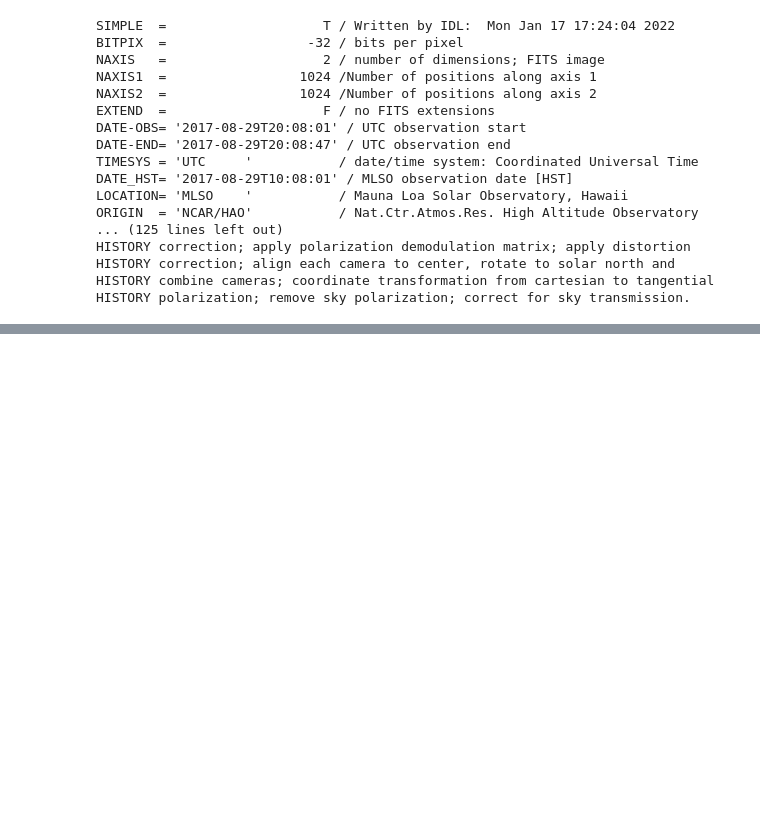
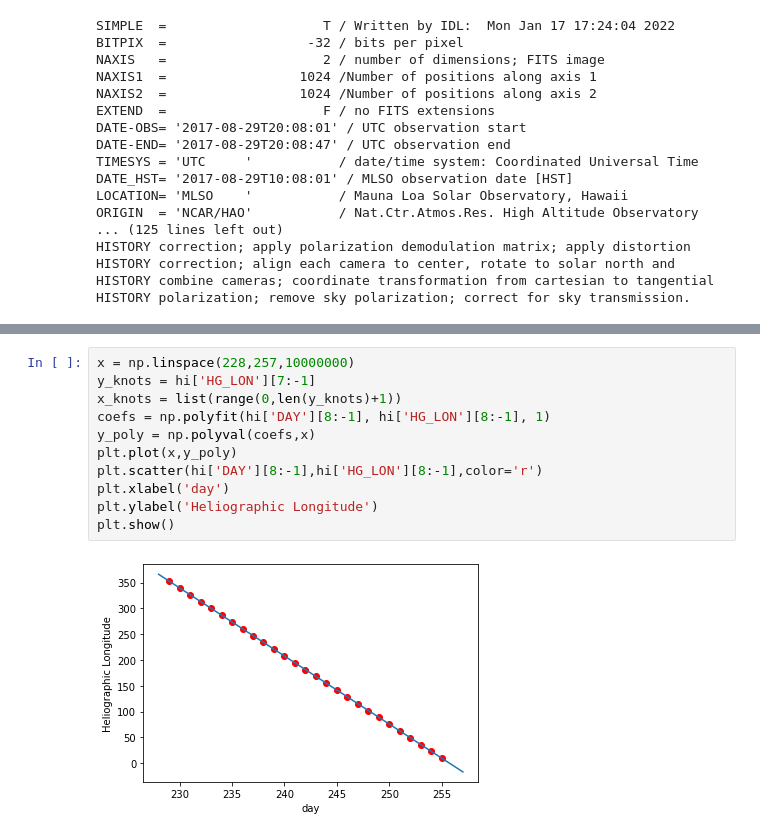
Before and after one commit to crura/CoronaMETRIC, a Jupyter notebook: Jupyter_Notebooks/Coalign PSI_FORWARD with MLSO Images.ipynb, the cells around one changed output, grey strips where cells are left out. Drawn from its saved outputs; the diff is of its cells as text; blank space fills up the shorter version.

```diff
--- a/Jupyter_Notebooks/Coalign PSI_FORWARD with MLSO Images.ipynb
+++ b/Jupyter_Notebooks/Coalign PSI_FORWARD with MLSO Images.ipynb
@@ -1216,0 +1269,13 @@ HISTORY polarization; remove sky polarization; correct for sky transmission.
+# %%
+x = np.linspace(228,257,10000000)
+y_knots = hi['HG_LON'][7:-1]
+x_knots = list(range(0,len(y_knots)+1))
+coefs = np.polyfit(hi['DAY'][8:-1], hi['HG_LON'][8:-1], 1)
+y_poly = np.polyval(coefs,x)
+plt.plot(x,y_poly)
+plt.scatter(hi['DAY'][8:-1],hi['HG_LON'][8:-1],color='r')
+plt.xlabel('day')
+plt.ylabel('Heliographic Longitude')
+plt.show()
+# %% [output]
+[figure, added]
```
Also changed, not shown: parts of 23 cells of this notebook.
